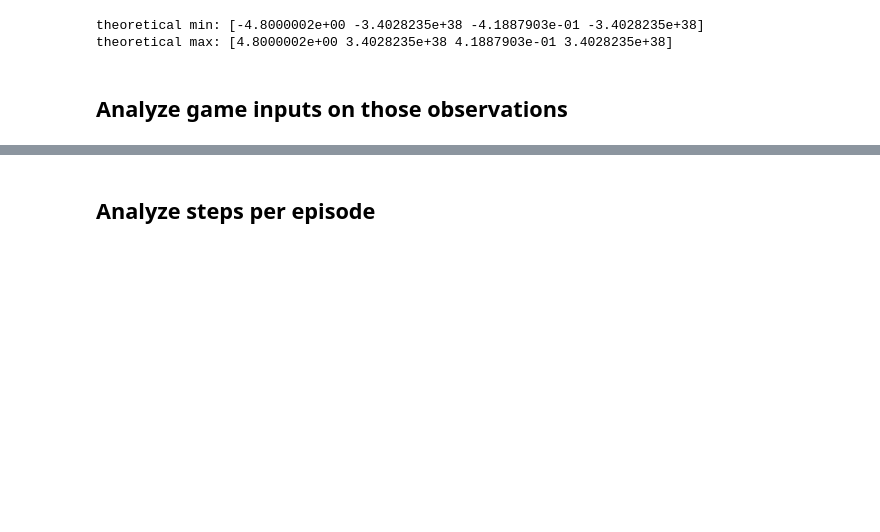
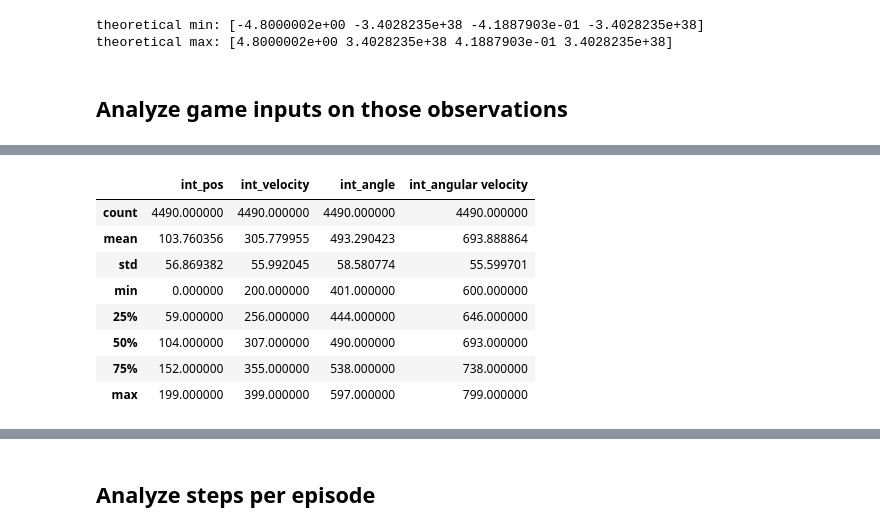
Before and after one commit to NathanKlineInstitute/netpyne-STDP, a Jupyter notebook: notebooks/CartPole Observations Variance.ipynb, the cells around one changed output, grey strips where cells are left out. Cells and saved outputs as stored; diff of their text form; code cells hidden in the pictures; blank space fills up the shorter version.

```diff
--- a/notebooks/CartPole Observations Variance.ipynb
+++ b/notebooks/CartPole Observations Variance.ipynb
@@ -116,0 +145,29 @@ df_interval.describe()
+# %%
+from neurosim.game_interface import GameInterface
+
+bin_size = 200
+
+config_rf = {
+    "env": {
+        "name": "CartPole-v1",
+        "savemp4": 0,
+        "render": 0,
+        "observation_map": [
+            {"type": "rf_normal", "bins": bin_size, "mean": -0.00645789, "std": 0.06894682},
+            {"type": "rf_normal", "bins": bin_size, "mean": -0.03634136, "std": 0.53989509},
+            {"type": "rf_normal", "bins": bin_size, "mean": 0.00529333, "std": 0.09129902},
+            {"type": "rf_normal", "bins": bin_size, "mean": 0.04752025, "std": 0.82070579}
+        ],
+        "episodes": 21
+    },
+    "net": {
+        "InputMaxRate": 50,
+        "inputPop": "ES",
+        "allpops": {
+            "ES": bin_size * 4
+        }
+    }
+}
+
+game = MockAIGame(env)
+gi = GameInterface(game, config_rf)
@@ -116,0 +188,14 @@ df_interval.describe()
+# %%
+df_inds = pd.DataFrame(data=all_firing_indices, columns=['int_'+c for c in cols])
+# %%
+df_inds.describe()
+# %% [output]
+|  | int_pos | int_velocity | int_angle | int_angular velocity |
+| count | 4490.000000 | 4490.000000 | 4490.000000 | 4490.000000 |
+| mean | 103.760356 | 305.779955 | 493.290423 | 693.888864 |
+| std | 56.869382 | 55.992045 | 58.580774 | 55.599701 |
+| min | 0.000000 | 200.000000 | 401.000000 | 600.000000 |
+| 25% | 59.000000 | 256.000000 | 444.000000 | 646.000000 |
+| 50% | 104.000000 | 307.000000 | 490.000000 | 693.000000 |
+| 75% | 152.000000 | 355.000000 | 538.000000 | 738.000000 |
+| max | 199.000000 | 399.000000 | 597.000000 | 799.000000 |
```
Also changed, not shown: parts of 12 cells of this notebook, 6 other files.
